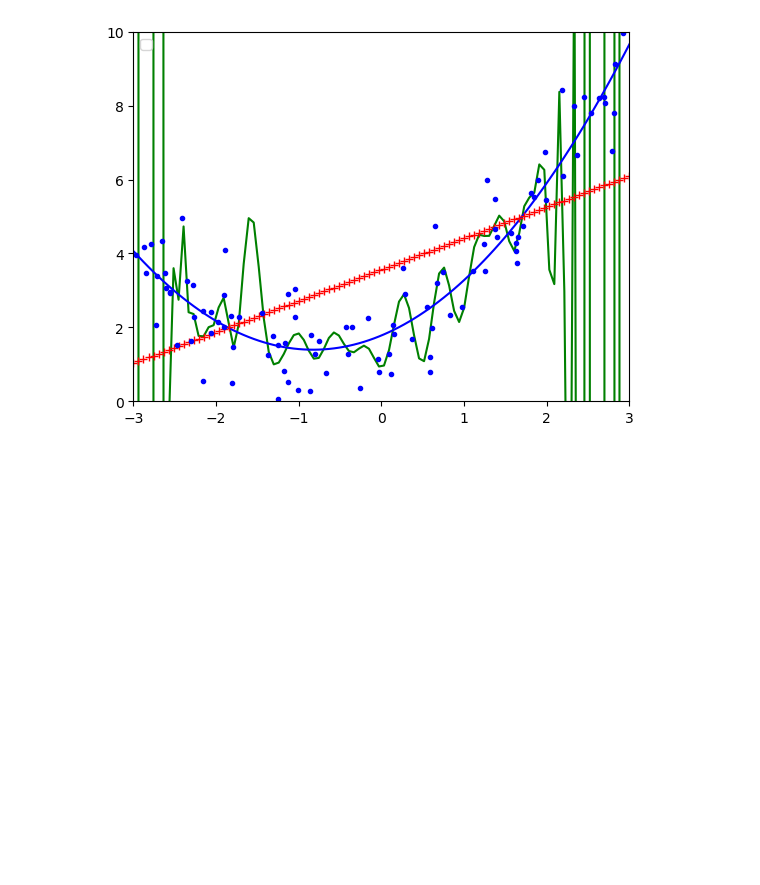
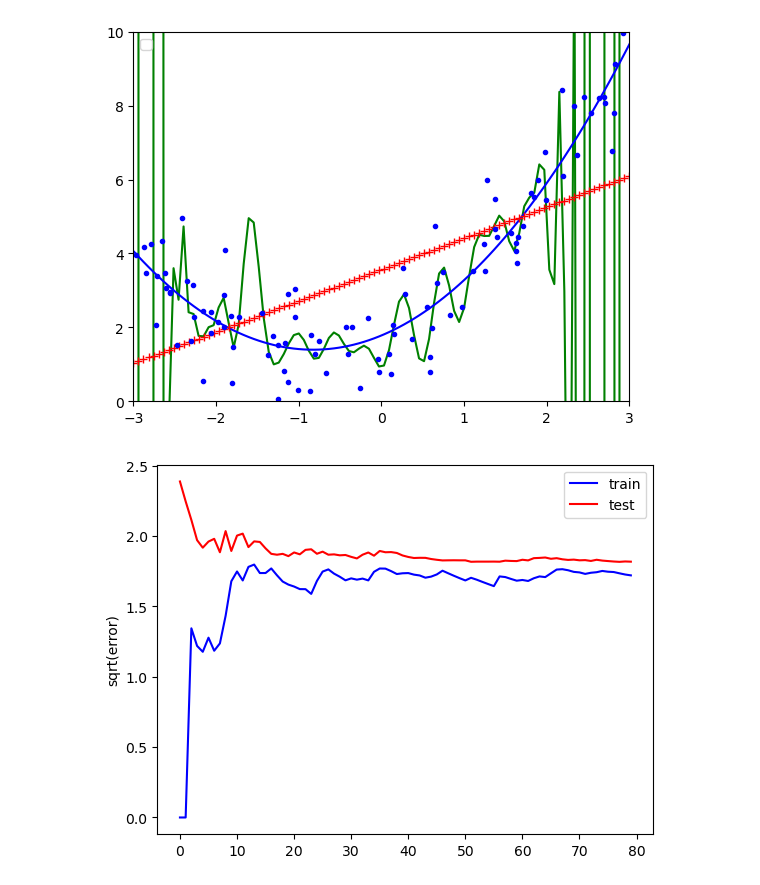
Before and after one commit to yogeshsoni92/Data-Science-Projects, a Jupyter notebook: DS Concepts/linear_regression.ipynb, the cells around one changed output. Drawn from its saved outputs; the diff is of its cells as text; code cells hidden in the pictures; blank space fills up the shorter version.

Commit message:
Added Polynomial Regression

```diff
--- a/DS Concepts/linear_regression.ipynb
+++ b/DS Concepts/linear_regression.ipynb
@@ -306,0 +309,20 @@ No artists with labels found to put in legend.  Note that artists whose label st
+# %%
+def plot_learning_curve(model,X,y):
+    train_error = []
+    test_error = []
+    X_train, X_test, y_train, y_test = train_test_split(X,y,test_size=0.20,random_state=10)
+    for i in range(1, len(X_train)+1):
+        model.fit(X_train[:i], y_train[:i])
+        prediction_train = model.predict(X_train[:i])
+        prediction_test = model.predict(X_test)
+        train_error.append(mean_squared_error(y_train[:i], prediction_train))
+        test_error.append(mean_squared_error(y_test, prediction_test))
+    plt.plot(np.sqrt(train_error),'b-', label = 'train')
+    plt.plot(np.sqrt(test_error),'r-', label = 'test')
+    plt.ylabel('sqrt(error)')
+    plt.legend()
+# %%
+lin_reg = LinearRegression()
+plot_learning_curve(lin_reg,X,y)
+# %% [output]
+[figure, added]
```
Also changed, not shown: parts of 4 cells of this notebook.
